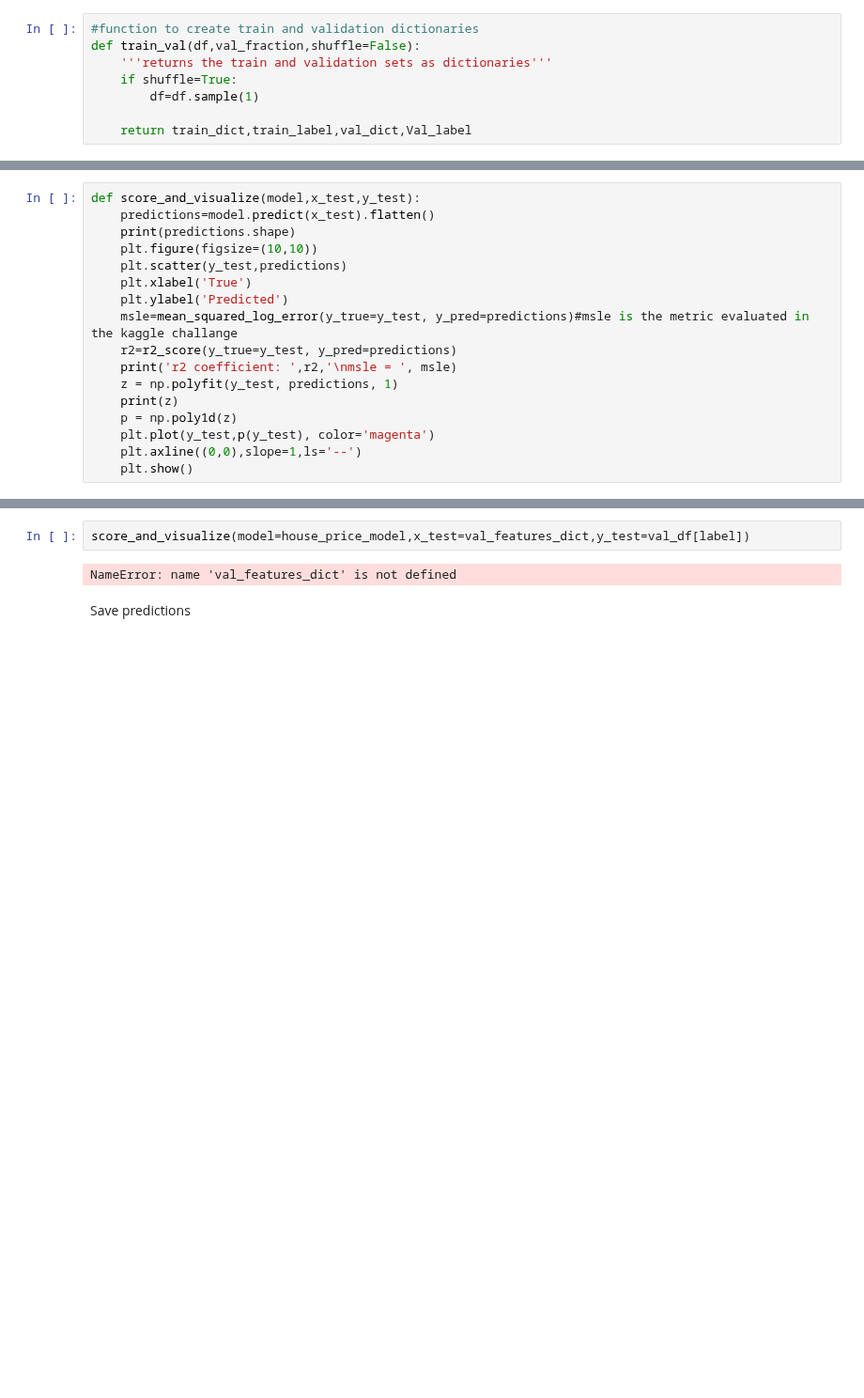
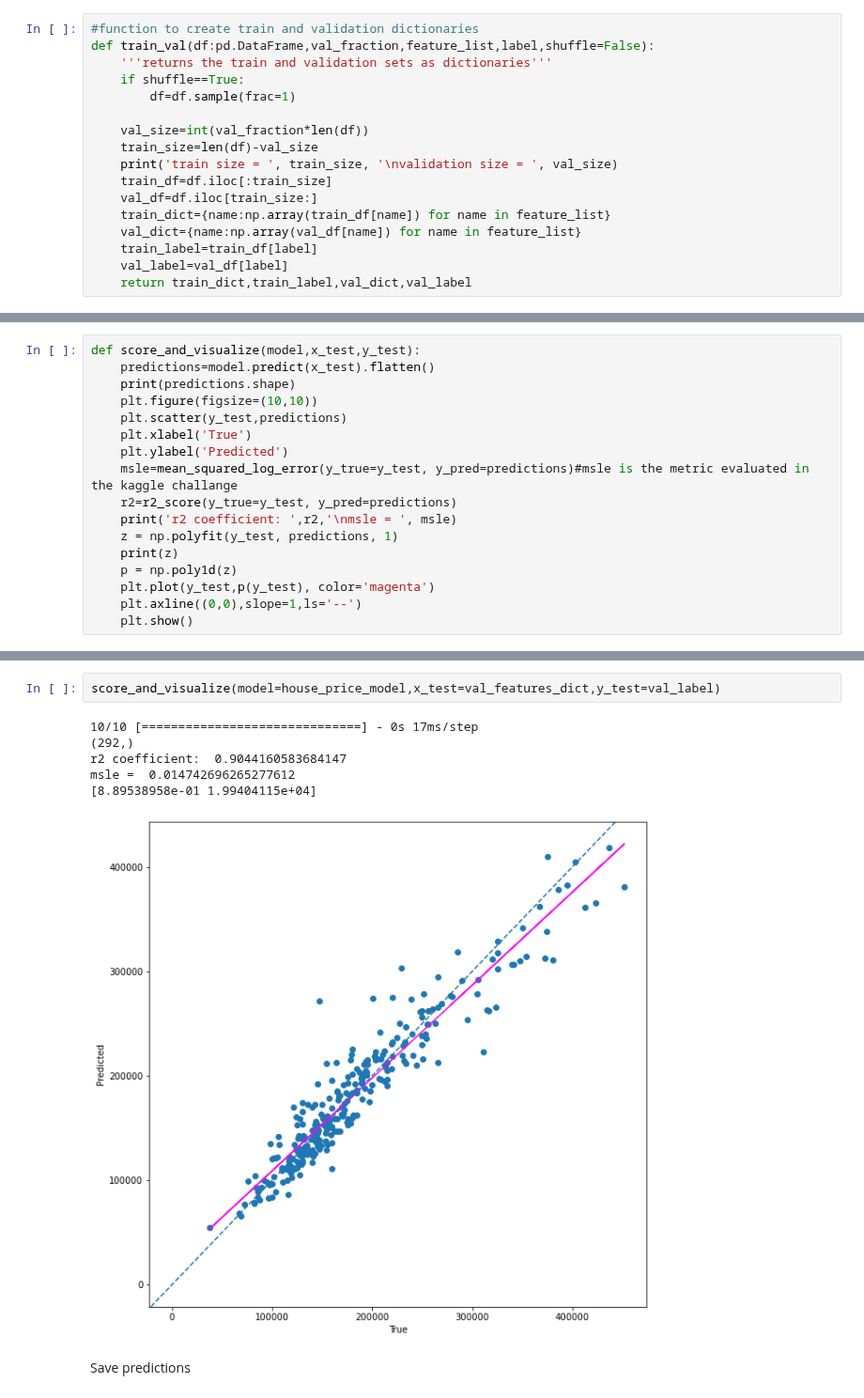
Before and after one commit to alessandro-rubin/house-prices, a Jupyter notebook: house-prices-tf.ipynb, the cells around one changed output, grey strips where cells are left out. Shown at 94% size. Drawn from its saved outputs; the diff is of its cells as text; blank space fills up the shorter version.

```diff
--- a/house-prices-tf.ipynb
+++ b/house-prices-tf.ipynb
@@ -258,12 +258,21 @@ ________________________________________________________________________________
 None
 # %%
 #function to create train and validation dictionaries
-def train_val(df,val_fraction,shuffle=False):
+def train_val(df:pd.DataFrame,val_fraction,feature_list,label,shuffle=False):
     '''returns the train and validation sets as dictionaries'''
-    if shuffle=True:
-        df=df.sample(1)
+    if shuffle==True:
+        df=df.sample(frac=1)
 
-    return train_dict,train_label,val_dict,Val_label
+    val_size=int(val_fraction*len(df))
+    train_size=len(df)-val_size
+    print('train size = ', train_size, '\nvalidation size = ', val_size)
+    train_df=df.iloc[:train_size]
+    val_df=df.iloc[train_size:]
+    train_dict={name:np.array(train_df[name]) for name in feature_list}
+    val_dict={name:np.array(val_df[name]) for name in feature_list}
+    train_label=train_df[label]
+    val_label=val_df[label]
+    return train_dict,train_label,val_dict,val_label
 # %%
 train_features_dict={name:np.array(train[name]) for name in (int_num_f+int_cat_f)}
 # %%
@@ -330,7 +368,12 @@ def score_and_visualize(model,x_test,y_test):
 # %%
-score_and_visualize(model=house_price_model,x_test=val_features_dict,y_test=val_df[label])
+score_and_visualize(model=house_price_model,x_test=val_features_dict,y_test=val_label)
 # %% [output]
-NameError: name 'val_features_dict' is not defined
+10/10 [==============================] - 0s 17ms/step
+(292,)
+r2 coefficient:  0.9044160583684147
+msle =  0.014742696265277612
+[8.89538958e-01 1.99404115e+04]
+[figure, added]
 # %% [markdown]
 Save predictions
 # %%
```
Also changed, not shown: parts of 7 cells of this notebook.
